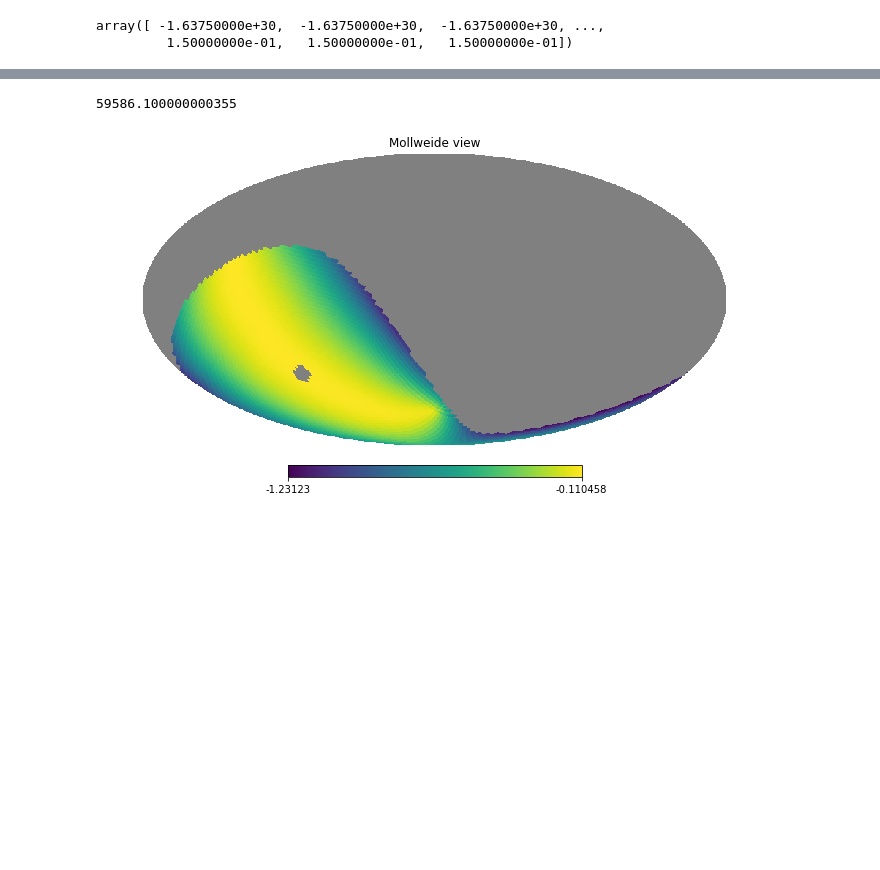
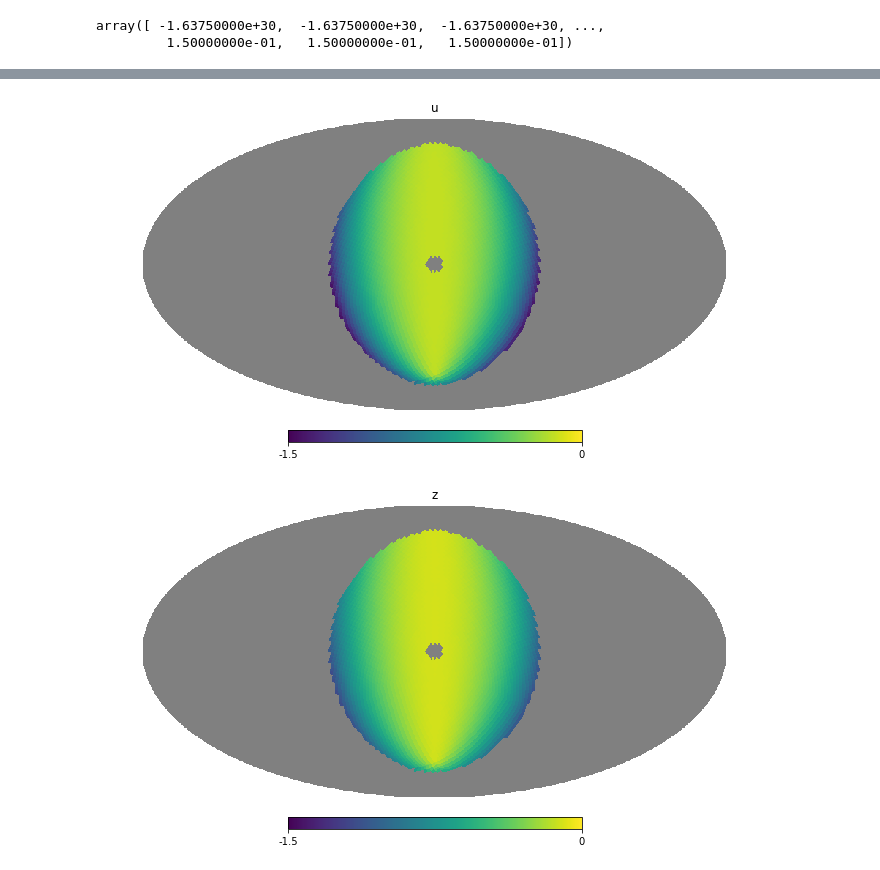
Before and after one commit to lsst-sims/legacy_sims_featureScheduler, a Jupyter notebook: examples/Standards/presentation_plots.ipynb, the cells around one changed output, grey strips where cells are left out. Drawn from its saved outputs; the diff is of its cells as text; code cells hidden in the pictures; blank space fills up the shorter version.

```diff
--- a/examples/Standards/presentation_plots.ipynb
+++ b/examples/Standards/presentation_plots.ipynb
@@ -117,8 +100,17 @@ good
-# %%
-mjds[122]
-# %% [output]
-59586.100000000355
-# %%
-hp.mollview(scheduler.surveys[0].basis_functions[0](), rot=(r1,r2))
-# %% [output]
-[figure, removed]
+# %%
+b1 = fs.M5_diff_basis_function(filtername='u', teff=False)
+b2 = fs.M5_diff_basis_function(filtername='z', teff=False)
+bfs = [b1,b2]
+# %%
+status = observatory.return_status()
+r1 = status['lmst']*180/12
+r2 = np.degrees(observatory.obs.lat)
+# %%
+for bf in bfs:
+    bf.update_conditions(status)
+# %%
+for bf in bfs:
+    hp.mollview(bf(), rot=(r1,r2), title=bf.filtername, min=-1.5, max=0)
+# %% [output]
+[figure, added]
+[figure, added]
```
Also changed, not shown: parts of 9 cells of this notebook, 7 other files.
